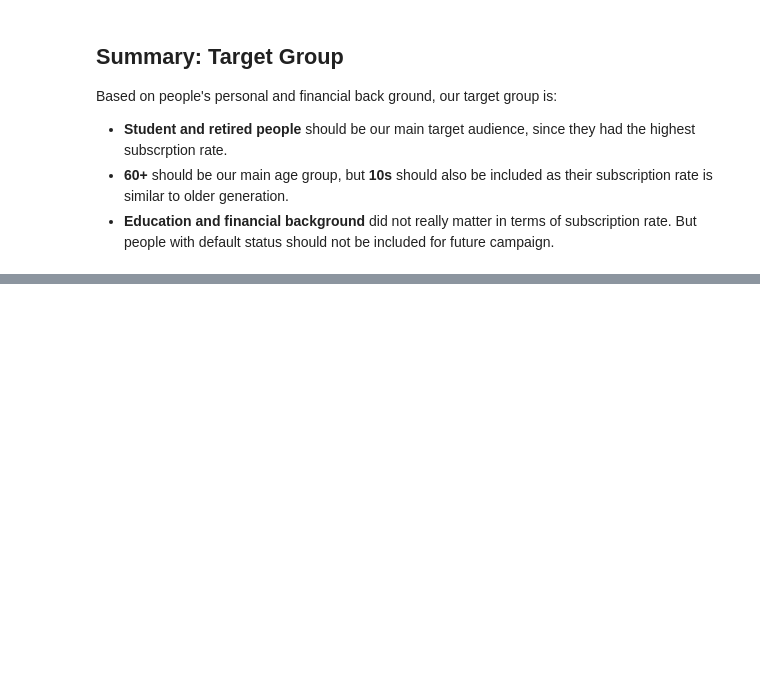
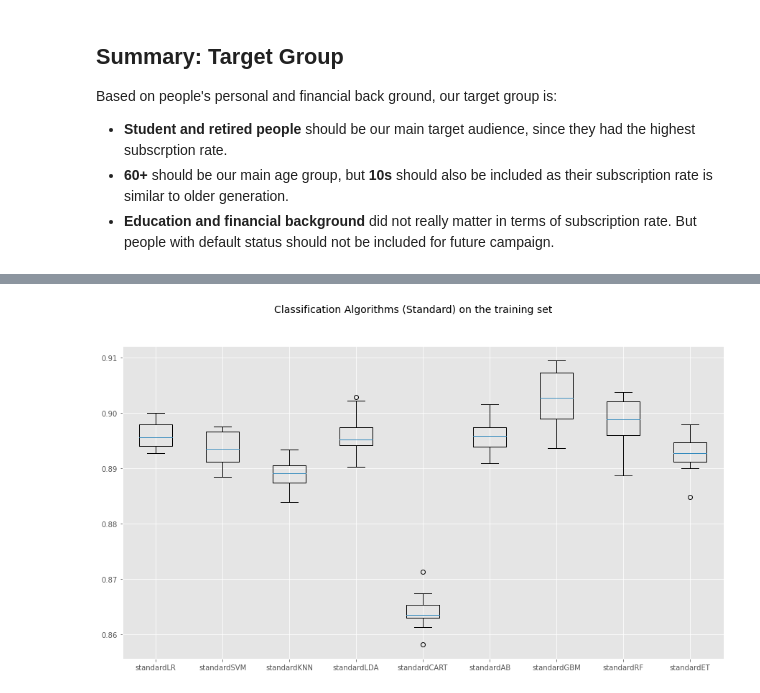
Before and after one commit to lmw0612/bank_telemarketing, a Jupyter notebook: bank_telemarketing.ipynb, the cells around one changed output, grey strips where cells are left out. Drawn from its saved outputs; the diff is of its cells as text; code cells hidden in the pictures; blank space fills up the shorter version.

```diff
--- a/bank_telemarketing.ipynb
+++ b/bank_telemarketing.ipynb
@@ -533,0 +591,5 @@ Based on people's personal and financial back ground, our target group is: <br>
+# %%
+# Stratify target feature in order to maintain the train and test distribution
+from sklearn.model_selection import train_test_split
+SEED = 42
+X_train, X_test, y_train, y_test = train_test_split(X, y, test_size=0.2, random_state=SEED, stratify=df2['response'])
@@ -533,0 +703,21 @@ Based on people's personal and financial back ground, our target group is: <br>
+# %%
+def ScaleModel(scaler_name):
+    if scaler_name == 'standard':
+        scaler = StandardScaler()
+
+    elif scaler_name == 'minmax':
+        scaler = MinMaxScaler()
+
+    pipeline = []
+
+    pipeline.append((scaler_name + 'LR', Pipeline([('Scaler', scaler),   ('LR', LogisticRegression())])))
+    pipeline.append((scaler_name + 'SVM', Pipeline([('Scaler', scaler),  ('SVM', SVC())])))
+    pipeline.append((scaler_name + 'KNN', Pipeline([('Scaler', scaler),  ('KNN', KNeighborsClassifier())])))
+    pipeline.append((scaler_name + 'LDA', Pipeline([('Scaler', scaler),  ('LDA', LinearDiscriminantAnalysis())])))
+    pipeline.append((scaler_name + 'CART', Pipeline([('Scaler', scaler), ('CART', DecisionTreeClassifier())])))
+    pipeline.append((scaler_name + 'AB', Pipeline([('Scaler', scaler),   ('AB', AdaBoostClassifier())])))
+    pipeline.append((scaler_name + 'GBM', Pipeline([('Scaler', scaler),  ('GBM', GradientBoostingClassifier())])))
+    pipeline.append((scaler_name + 'RF', Pipeline([('Scaler', scaler),   ('RF', RandomForestClassifier())])))
+    pipeline.append((scaler_name + 'ET', Pipeline([('Scaler', scaler),   ('ET', ExtraTreesClassifier())])))
+
+    return pipeline
@@ -533,0 +726,4 @@ Based on people's personal and financial back ground, our target group is: <br>
+# %%
+%%time
+models = ScaleModel('standard')
+names, results = BasedLine2(X_train, y_train, models)
@@ -533,0 +742,9 @@ Based on people's personal and financial back ground, our target group is: <br>
+# %%
+fig = plt.figure(figsize=(15, 8))
+fig.suptitle('Classification Algorithms (Standard) on the training set', fontsize=14)
+ax = fig.add_subplot(111)
+plt.boxplot(results)
+ax.set_xticklabels(names)
+plt.show()
+# %% [output]
+[figure, added]
```
Also changed, not shown: parts of 38 cells of this notebook, 1 other file.
